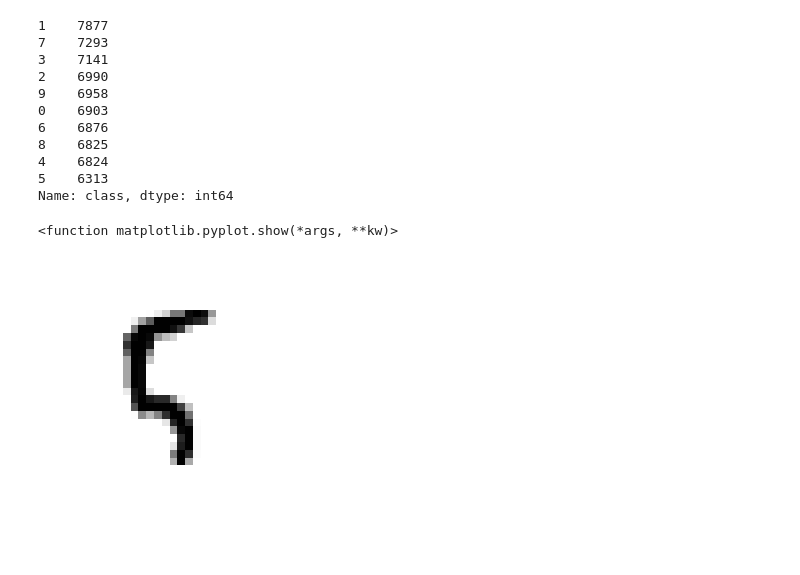
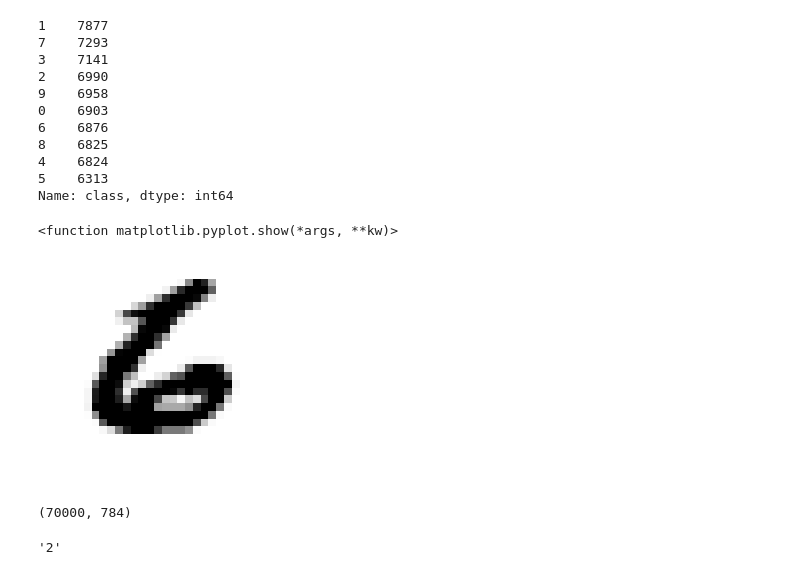
Before and after one commit to VinayakDubey07/Machine-learning, a Jupyter notebook: ML_Lab_2.ipynb, the cells around one changed output. Saved outputs shown, nothing was run; the diff lists cells and outputs as text; code cells hidden in the pictures; blank space fills up the shorter version.

```diff
--- a/ML_Lab_2.ipynb
+++ b/ML_Lab_2.ipynb
@@ -143,15 +143,23 @@ X, y = X.values , y.values  #converting panda series objects
 # %%
 %matplotlib inline
 import matplotlib as mpl
 import matplotlib.pyplot as plt
 
-some_digit = X[100]
+some_digit = X[69999]
 some_digit_image = some_digit.reshape(28, 28)
 
 plt.imshow(some_digit_image, cmap=mpl.cm.binary)
 plt.axis("off")
 
 plt.show
 # %% [output]
 <function matplotlib.pyplot.show(*args, **kw)>
-[figure, old version]
+[figure, new version]
+# %%
+X.shape
+# %% [output]
+(70000, 784)
+# %%
+y[5]
+# %% [output]
+'2'
```
Also changed, not shown: parts of 1 cell of this notebook.
